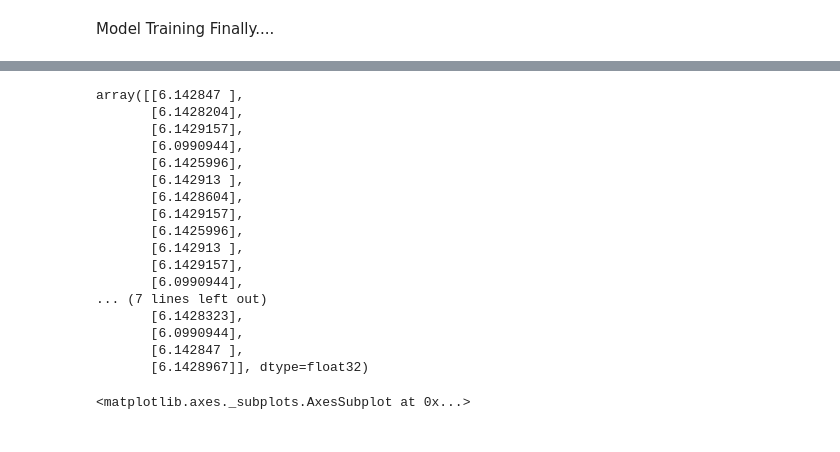
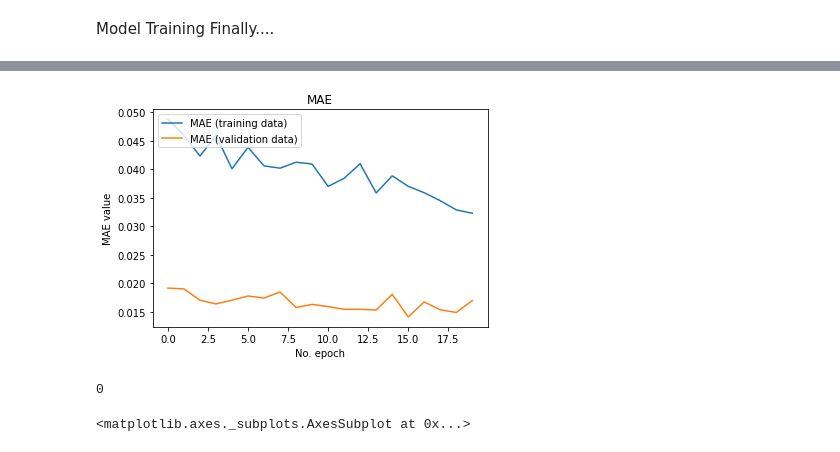
Before and after one commit to Gail529/Mental-health, a Jupyter notebook: lstm_MH_model.ipynb, the cells around one changed output, grey strips where cells are left out. Saved outputs shown, nothing was run; the diff lists cells and outputs as text; code cells hidden in the pictures.

```diff
--- a/lstm_MH_model.ipynb
+++ b/lstm_MH_model.ipynb
@@ -45,5 +45,5 @@ from tensorflow.keras.layers import Dense, Flatten, LSTM, Dropout, Activation, E
 # %%
-data=pd.read_csv('/content/Mental_health2.csv')
+dataframe=pd.read_csv('/content/Mental_health2.csv')
 # %%
 data.head(2)
 # %% [output]
@@ -194,3 +202,12 @@ y_test = emotion_score[-num_validation_samples:]
+# %%
+y_train=y_train.reshape(-1,1)
+y_test=y_test.reshape(-1,1)
+from sklearn.preprocessing import MinMaxScaler
+scaler = MinMaxScaler(feature_range = (0,1))
+y_scaler = scaler.fit(y_train)
+
+scaled_ytrain = y_scaler.transform(y_train)
+scaled_ytest = y_scaler.transform(y_test)
 # %%
 emotion_score=data['label'].values
 
@@ -274,16 +291,18 @@ from tensorflow import keras
 def get_reg_model():
     model = keras.Sequential()
     model.add(Embedding(num_words ,EMBEDDING_DIM))
-    model.add(LSTM(1, recurrent_dropout=0.4))
-    model.add(Dropout(0.5))
-    model.add(Dense(1, activation='relu'))
-    model.compile(loss='mean_squared_error', optimizer='adam', metrics=['mae'])
+    model.add(LSTM(64, return_sequences=True))
+    model.add(Dropout(0.2))
+    model.add(LSTM(64))
+    model.add(Dropout(0.2))
+    model.add(Dense(1, activation='linear'))
+    model.compile(loss='mean_squared_error', optimizer='adam')
     return model
 
 model=get_reg_model()
 # %% [markdown]
 Model Training Finally....
 # %%
-model.fit(x_train_pad, y_train, batch_size=10, epochs=20,validation_data=(x_test_pad, y_test))
+history=model.fit(x_train_pad, scaled_ytrain, batch_size=20, epochs=20,validation_data=(x_test_pad, scaled_ytest))
 # %% [output]
 Epoch 1/20
@@ -307 +325,13 @@ Epoch 20/20
+# %%
+import matplotlib.pyplot as plt
+
+plt.plot(history.history['loss'], label='MAE (training data)')
+plt.plot(history.history['val_loss'], label='MAE (validation data)')
+plt.title('MAE')
+plt.ylabel('MAE value')
+plt.xlabel('No. epoch')
+plt.legend(loc="upper left")
+plt.show()
+# %% [output]
+[figure, added]
 # %%
@@ -311,32 +341,16 @@ reconstructed_model = keras.models.load_model('/content/MH2_reg_model.h5')
 # %%
-model=load_model('/content/MH2_reg_model.h5')
+model=load_model('/content/MH3_reg_model.h5')
 with open('/content/tokenizer.pickle', 'rb') as handle:
     tokenizer = pickle.load(handle)
 
-data = clean_tweet('scary days are the worst')
-seq=tokenizer.texts_to_sequences(data)
+#data = clean_tweet('I am depressed')
+seq=tokenizer.texts_to_sequences(test_text)
 data = pad_sequences(seq,maxlen=200)
-prediction=np.argmax(model.predict(data),axis=1)
+prediction=np.argmax(model.predict(data))
 output=model.predict(data)
-output
+prediction
 # %% [output]
-array([[6.142847 ],
-       [6.1428204],
-       [6.1429157],
-       [6.0990944],
-       [6.1425996],
-       [6.142913 ],
-       [6.1428604],
-       [6.1429157],
-       [6.1425996],
-       [6.142913 ],
-       [6.1429157],
-       [6.0990944],
-... (7 lines left out)
-       [6.1428323],
-       [6.0990944],
-       [6.142847 ],
-       [6.1428967]], dtype=float32)
+0
 # %%
 data=pd.read_csv('/content/Mental_health.csv')
 # %%
```
Also changed, not shown: parts of 8 cells of this notebook.
